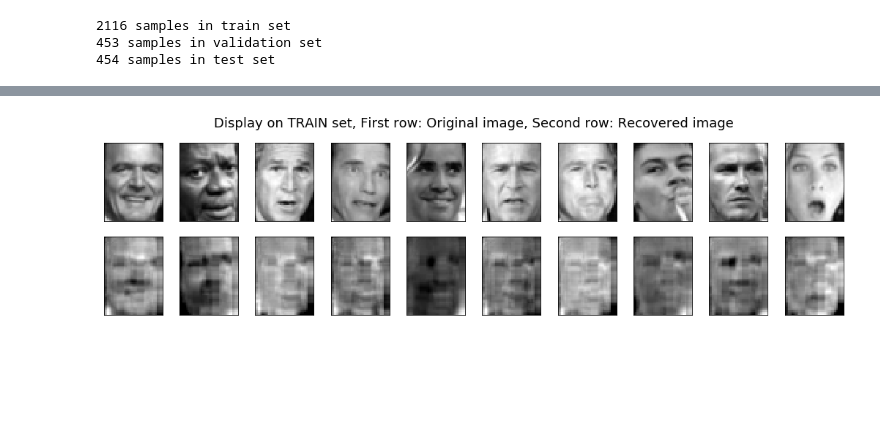
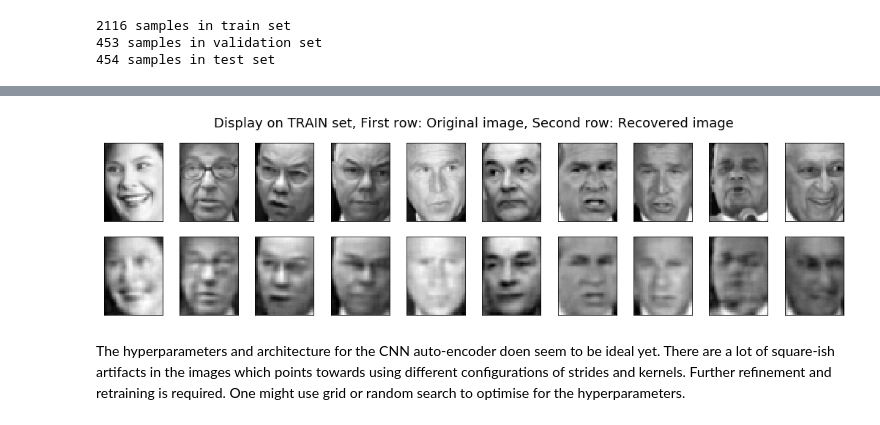
Before and after one commit to deboeser/FeatureReduction, a Jupyter notebook: Feature Reduction Comparison.ipynb, the cells around one changed output, grey strips where cells are left out. Cells and saved outputs as stored; diff of their text form; code cells hidden in the pictures; blank space fills up the shorter version.

```diff
--- a/Feature Reduction Comparison.ipynb
+++ b/Feature Reduction Comparison.ipynb
@@ -324,24 +351,27 @@ X_2D = X.reshape(X_stand.shape[0], h, w, 1)
 X_2D = X_2D[:, 1:49, 0:36, :]
 dummy1, h2, w2, dummy2 = X_2D.shape
 
-X_stand_2D = X_2D.reshape(X_2D.shape[0], h2*w2)
+### Normalisation will do a better job on CNNs than standardisation
+X_stand_2D = X_2D / 255.0
 
-# Standardisation
-mu_stand_2D = X_stand_2D.mean(axis=0)
-sigma_stand_2D = X_stand_2D.std(axis=0)
-X_stand_2D = ((X_stand_2D - mu_stand_2D) / sigma_stand_2D)
-
-X_stand_2D = X_stand_2D.reshape(X_stand_2D.shape[0], h2, w2, 1)
+### Alternative: Standardisation
+# X_stand_2D = X_2D.reshape(X_2D.shape[0], h2*w2)
+# mu_stand_2D = X_stand_2D.mean(axis=0)
+# sigma_stand_2D = X_stand_2D.std(axis=0)
+# X_stand_2D = ((X_stand_2D - mu_stand_2D) / sigma_stand_2D)
+# X_stand_2D = X_stand_2D.reshape(X_stand_2D.shape[0], h2, w2, 1)
 
 print("Images cropped to {}x{}".format(h2, w2))
 # %% [output]
 Images cropped to 48x36
 # %%
+# Split of train, validation, and test data
+
 test_ratio = 0.15
 val_ratio = 0.15
 
-n_samples_train = int((1-test_ratio-val_ratio) * X2.shape[0])
-n_samples_val = int(test_ratio * X2.shape[0])
+n_samples_train = int((1-test_ratio-val_ratio) * X_2D.shape[0])
+n_samples_val = int(test_ratio * X_2D.shape[0])
 
 X_train_2D = X_2D[:n_samples_train]
 X_val_2D = X_2D[n_samples_train:(n_samples_train + n_samples_val)]
@@ -471,8 +451,8 @@ ecp = EarlyStopping(monitor='val_loss', mode='min', verbose=1, patience=10, rest
 
 start = time()
 
-history = model.fit(X_stand_train_2D, X_stand_train_2D,
-                    epochs=100, batch_size=32,
+history_CNN = model.fit(X_stand_train_2D, X_stand_train_2D,
+                    epochs=200, batch_size=32,
                     verbose=2, validation_data=(X_stand_val_2D, X_stand_val_2D),
                     callbacks=[mcp, ecp])
 
@@ -505,12 +487,18 @@ plt.show()
 # %%
-X_predict_train = model.predict(X_train_2D)
-X_predict_train = X_predict_train.reshape(X_predict_train.shape[0], h2*w2)
-X_predict_train = X_predict_train * sigma_stand_2D + mu_stand_2D
+# Retransformation from normalisation
+X_predict_train = model.predict(X_train_2D) * 255.0
+
+### Alternative: Retransformation from standardisation
+# X_predict_train = model.predict(X_train_2D)
+# X_predict_train = X_predict_train.reshape(X_predict_train.shape[0], h2*w2)
+# X_predict_train = X_predict_train * sigma_stand_2D + mu_stand_2D
 
 # fae_sim_train = image_similarity(X_predict_train, X_train)
 # print("The train images are {:.3f}% similar".format(fae_sim_train*100))
 
 plot_faces_compare(X_train_2D, X_predict_train, h2, w2, 0.8, 10,
                    suptitle="Display on TRAIN set, First row: Original image, Second row: Recovered image")
 # %% [output]
-[figure, old version]
+[figure, new version]
+# %% [markdown]
+The hyperparameters and architecture for the CNN auto-encoder doen seem to be ideal yet. There are a lot of square-ish artifacts in the images which points towards using different configurations of strides and kernels. Further refinement and retraining is required. One might use grid or random search to optimise for the hyperparameters.
```
Also changed, not shown: parts of 22 cells of this notebook.
